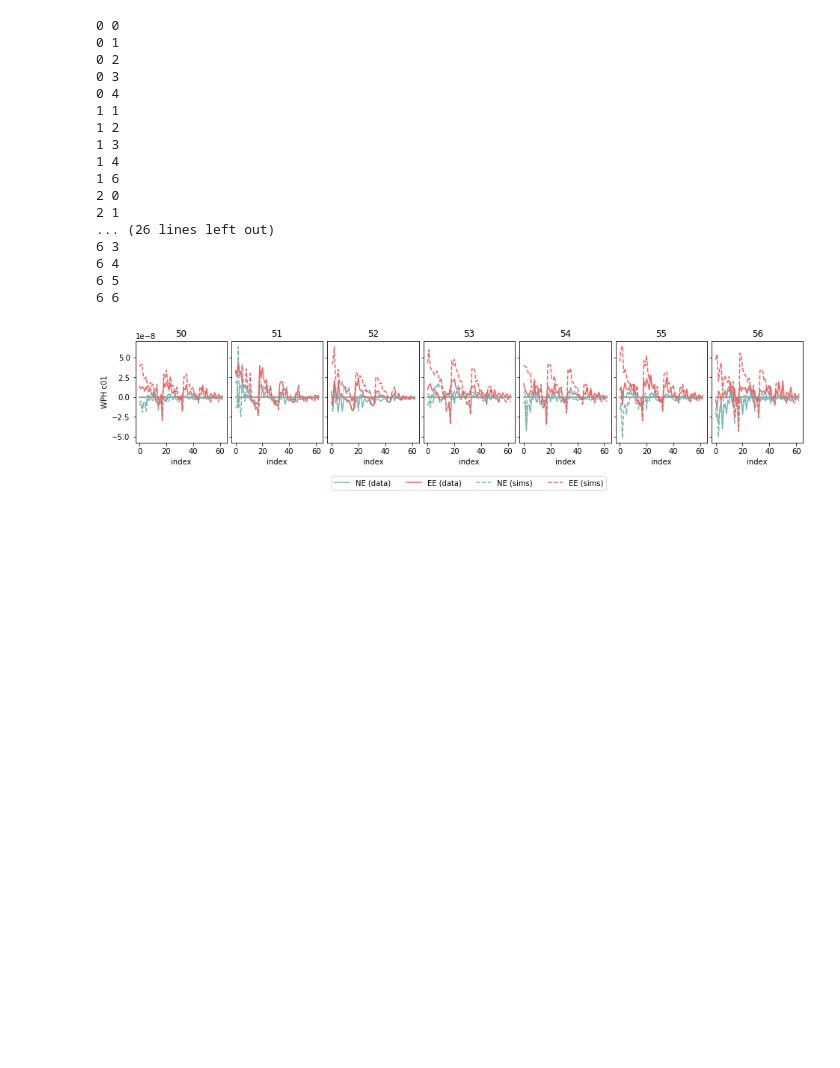
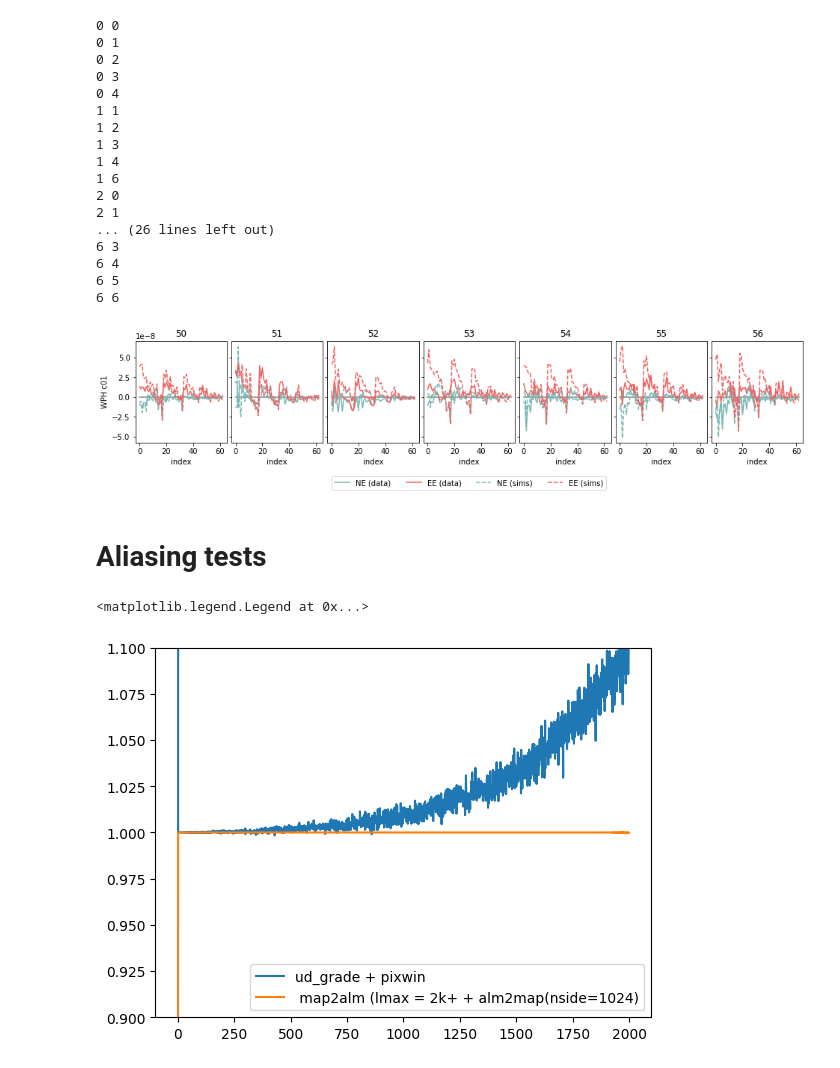
Before and after one commit to mgatti29/LSS_forward_model, a Jupyter notebook: Examples/Forward_model_Euclid.ipynb, the cells around one changed output. Saved outputs shown, nothing was run; the diff lists cells and outputs as text; code cells hidden in the pictures; blank space fills up the shorter version.

```diff
--- a/Examples/Forward_model_Euclid.ipynb
+++ b/Examples/Forward_model_Euclid.ipynb
@@ -1337,3 +1326,29 @@ plt.subplots_adjust(wspace=0.05)
 plt.show()
 # %% [output]
 [figure]
+# %% [markdown]
+# Aliasing tests
+# %%
+path_simulation = '/global/cfs/cdirs/m5099/GowerSt2/Fiducial/4_big/'
+import pandas as pd
+path = path_simulation + '/particles_{0}_4096.parquet'.format(int(95))
+counts = np.array(pd.read_parquet(path)).flatten()
+d_4k = counts/np.mean(counts)-1
+
+cl_4k = hp.anafast(d_4k,use_pixel_weights=False)
+alm = hp.map2alm(d_4k,lmax = 2048)
+dk_filtered = hp.alm2map(alm,nside= 1024,pixwin=True)
+cl_1kfa = hp.anafast(dk_filtered,use_pixel_weights=False)
+
+d_1k = hp.ud_grade(d_4k,nside_out=1024)
+cl_1k = hp.anafast(d_1k,use_pixel_weights=False)
+
+
+pp = hp.pixwin(1024)[:2000]
+plt.plot(cl_1k[:2000]/cl_4k[:2000]/pp**2, label = 'ud_grade + pixwin')
+plt.plot(cl_1kfa[:2000]/cl_4k[:2000]/pp**2, label = ' map2alm (lmax = 2k+ + alm2map(nside=1024)')
+plt.ylim([0.9,1.1])
+plt.legend()
+# %% [output]
+<matplotlib.legend.Legend at 0x...>
+[figure, added]
```
Also changed, not shown: parts of 5 cells of this notebook, 4 other files.
